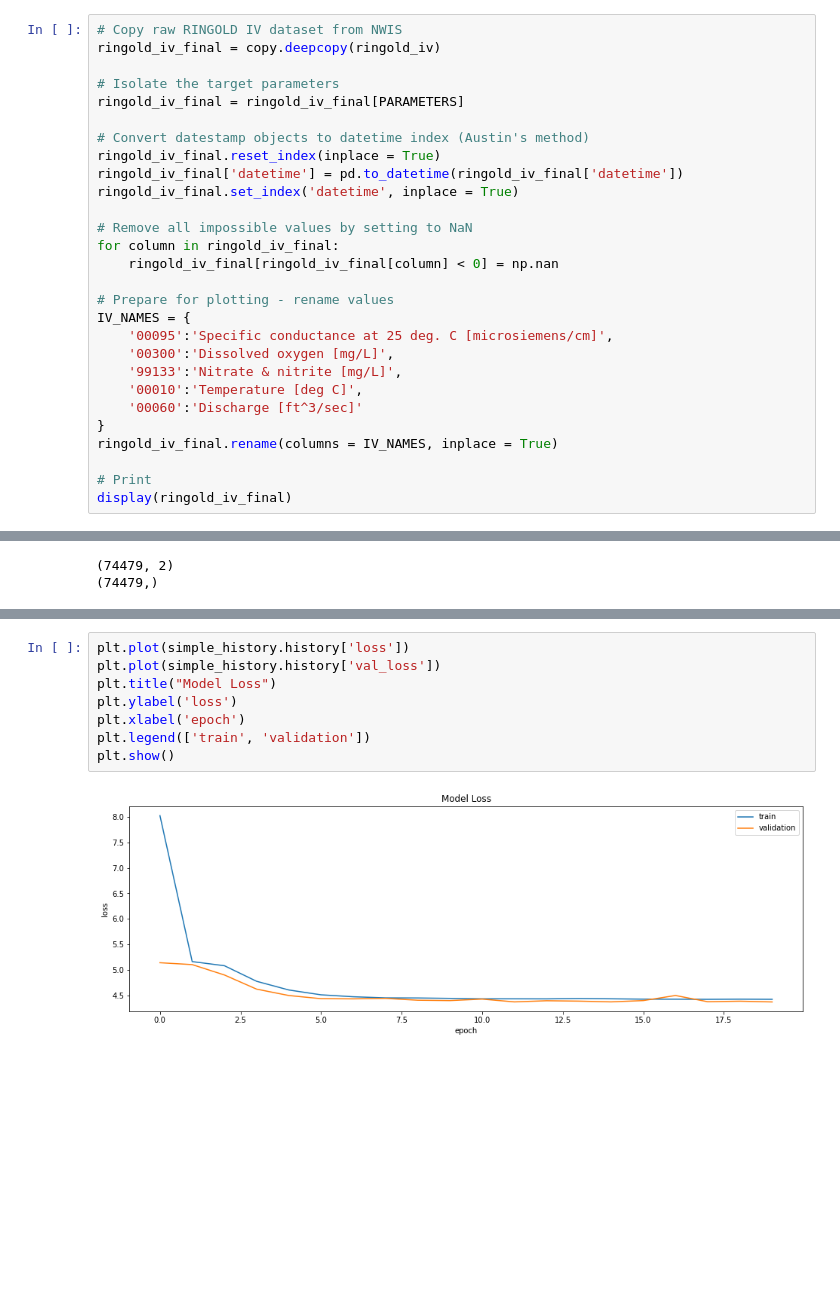
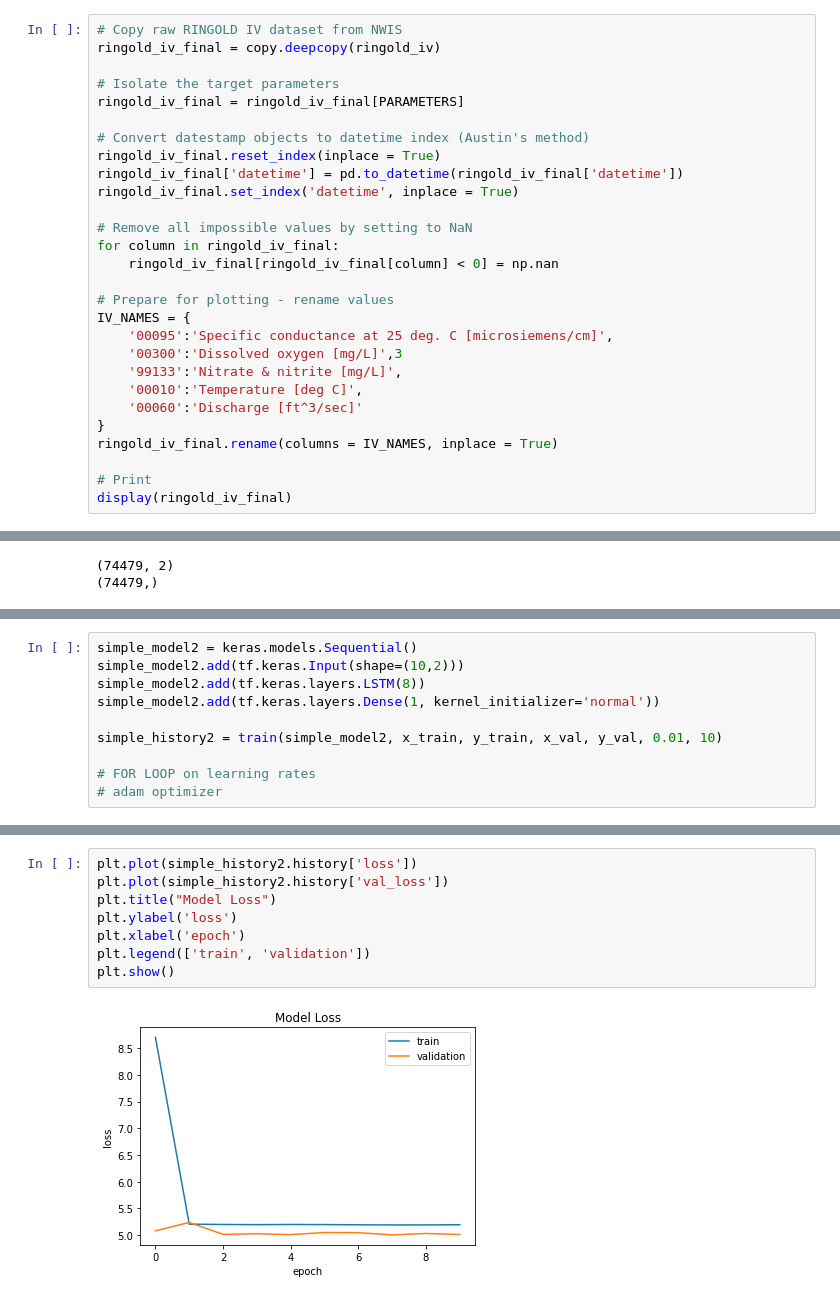
Before and after one commit to isosafrasaurus/pnnl_watersheds, a Jupyter notebook: nwis_data_analysis.ipynb, the cells around one changed output, grey strips where cells are left out. Saved outputs shown, nothing was run; the diff lists cells and outputs as text; blank space fills up the shorter version.

```diff
--- a/nwis_data_analysis.ipynb
+++ b/nwis_data_analysis.ipynb
@@ -92,7 +92,7 @@ for column in ringold_iv_final:
 # Prepare for plotting - rename values
 IV_NAMES = {
     '00095':'Specific conductance at 25 deg. C [microsiemens/cm]',
-    '00300':'Dissolved oxygen [mg/L]',
+    '00300':'Dissolved oxygen [mg/L]',3
     '99133':'Nitrate & nitrite [mg/L]',
     '00010':'Temperature [deg C]',
     '00060':'Discharge [ft^3/sec]'
@@ -325,0 +356,10 @@ Epoch 20/20
+# %%
+simple_model2 = keras.models.Sequential()
+simple_model2.add(tf.keras.Input(shape=(10,2)))
+simple_model2.add(tf.keras.layers.LSTM(8))
+simple_model2.add(tf.keras.layers.Dense(1, kernel_initializer='normal'))
+
+simple_history2 = train(simple_model2, x_train, y_train, x_val, y_val, 0.01, 10)
+
+# FOR LOOP on learning rates
+# adam optimizer
@@ -326,13 +407,13 @@ Epoch 20/20
 # %%
-plt.plot(simple_history.history['loss'])
-plt.plot(simple_history.history['val_loss'])
+plt.plot(simple_history2.history['loss'])
+plt.plot(simple_history2.history['val_loss'])
 plt.title("Model Loss")
 plt.ylabel('loss')
 plt.xlabel('epoch')
 plt.legend(['train', 'validation'])
 plt.show()
 # %% [output]
-[figure, old version]
+[figure, new version]
 # %%
 plt.rcParams["figure.figsize"] = (16,5)
 
```
Also changed, not shown: parts of 18 cells of this notebook, 38 other files.
